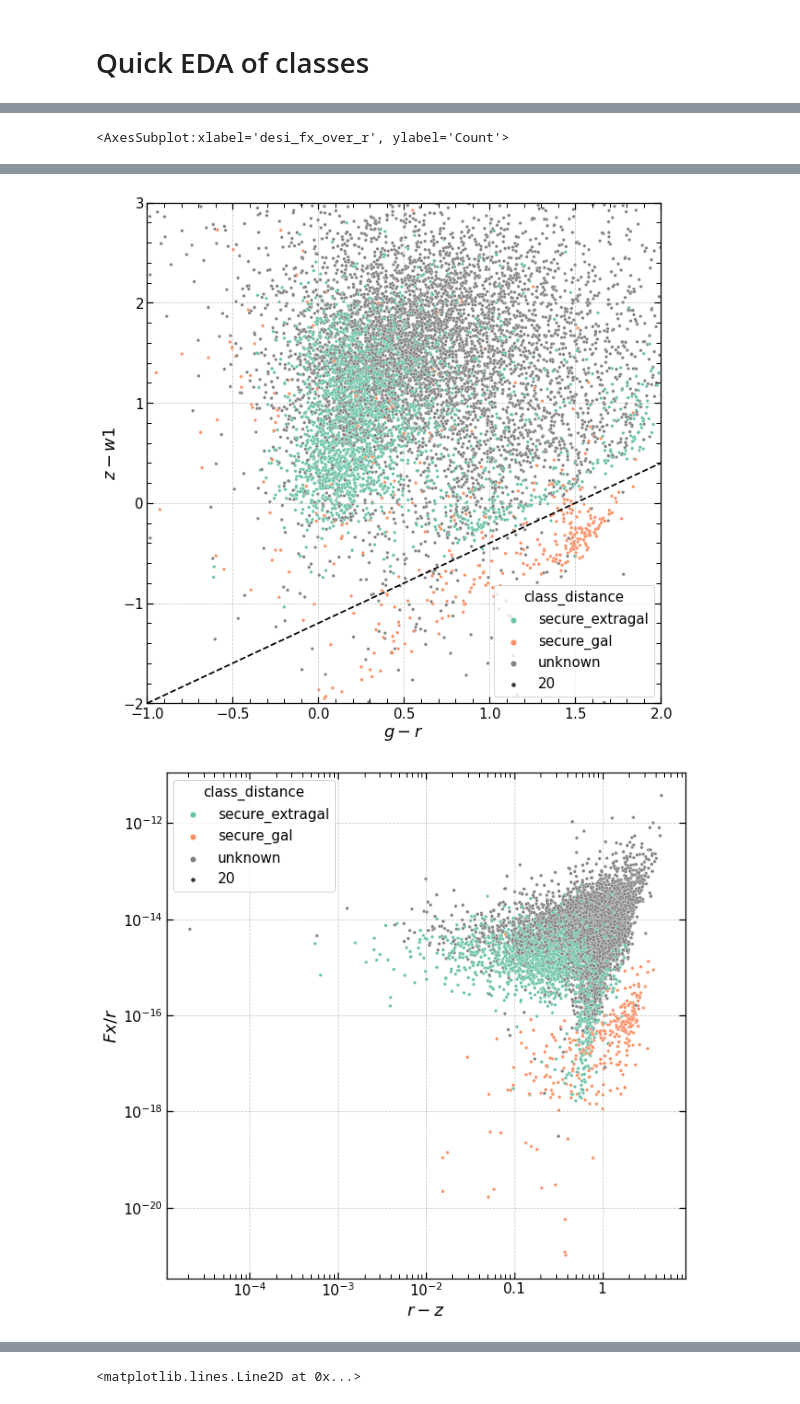
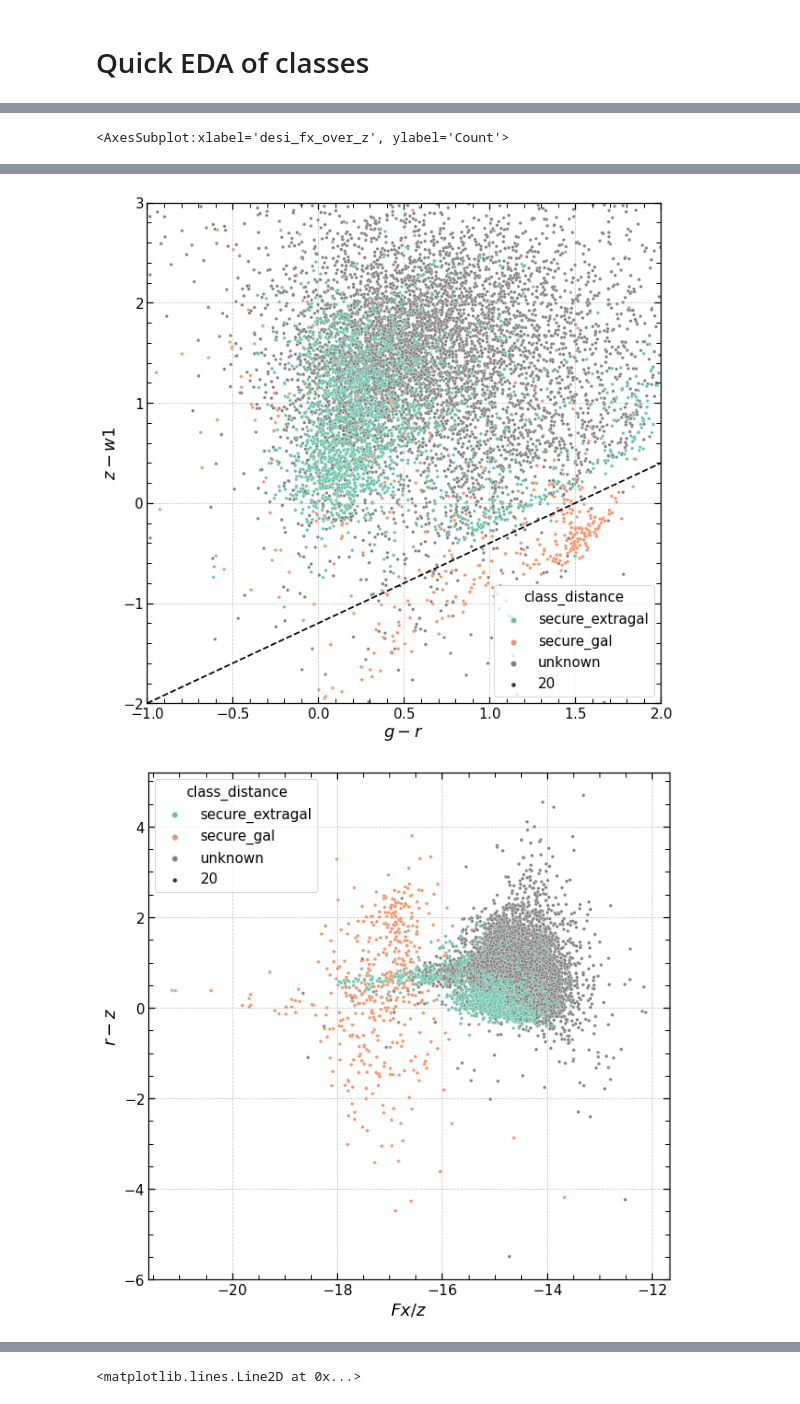
Before and after one commit to SergeiDBykov/lockman_hole, a Jupyter notebook: 3_LH-ero-desi-identification/2_desi-classification.ipynb, the cells around one changed output, grey strips where cells are left out. Cells and saved outputs as stored; diff of their text form; code cells hidden in the pictures.

```diff
--- a/3_LH-ero-desi-identification/2_desi-classification.ipynb
+++ b/3_LH-ero-desi-identification/2_desi-classification.ipynb
@@ -53,7 +53,7 @@ desi['desi_col_rz'] = desi['desi_dered_mag_r'] - desi['desi_dered_mag_z']
 desi['desi_col_zw1'] = desi['desi_dered_mag_z'] - desi['desi_dered_mag_w1']
 desi['desi_col_w1w2'] = desi['desi_dered_mag_w1'] - desi['desi_dered_mag_w2']
 
-desi['desi_fx_over_r'] =  desi['ML_FLUX_0']/desi['desi_flux_r']
+desi['desi_fx_over_z'] =  np.log10(desi['ML_FLUX_0']/desi['desi_flux_z'])
 # %%
 desi.class_distance.value_counts()
 # %% [output]
@@ -84,30 +84,32 @@ ax.legend()
 # %%
 fig,  ax =  plt.subplots( figsize = (10,10))
 sns.set_palette("Set2", color_codes=True)
 sns.scatterplot(x='ML_FLUX_0', y='desi_dered_mag_w1', data=desi, ax = ax, **hue_args)
 ax.set(xscale="log", yscale="log")
 ax.set(xlim=(3e-15, 1e-12), ylim = (8, 22))
 
 ax.plot(xrayflux:=np.logspace(-15,-10, 50), -6.101 - 1.625*np.log10(xrayflux), color='k', linestyle='--')
 
 fig,  ax =  plt.subplots( figsize = (10,10))
 sns.scatterplot(x='desi_col_gr', y='desi_col_zw1',  data=desi, ax = ax, **hue_args )
 ax.set(xlim=(-1,2), ylim = (-2,3), xlabel='$g-r$', ylabel='$z-w1$')
 
 ax.plot(gmr:=np.linspace(-1,2, 50), -1.2 + 0.8*gmr, color='k', linestyle='--')
 
 
 fig,  ax =  plt.subplots( figsize = (10,10))
-sns.scatterplot(x='desi_col_rz', y='desi_fx_over_r',  data=desi, ax = ax,**hue_args )
-ax.set(ylabel='$Fx/r$', xlabel='$r-z$', xscale='log', yscale='log')
+sns.scatterplot(x='desi_fx_over_z', y='desi_col_rz',  data=desi, ax = ax,**hue_args )
+ax.set(ylabel='$r-z$', xlabel='$Fx/z $')
+
 
 fig,  ax =  plt.subplots( figsize = (12,12))
 bins = np.linspace(-22,-14,50)
-sns.histplot(x = np.log10(desi.desi_fx_over_r[desi.class_distance=='secure_extragal']), bins = bins, ax = ax, color = 'C0')
-sns.histplot(x = np.log10(desi.desi_fx_over_r[desi.class_distance=='secure_gal']), bins = bins, ax = ax, color = 'C1')
+sns.histplot(x = desi.desi_fx_over_z[desi.class_distance=='secure_gal'], bins = bins, ax = ax, color = 'C1')
+sns.histplot(x = desi.desi_fx_over_z[desi.class_distance=='secure_extragal'], bins = bins, ax = ax, color = 'C0')
+
 #ax.set(ylabel='$Fx/r$', xlabel='$r-z$', xscale='log', yscale='log')
 # %% [output]
-<AxesSubplot:xlabel='desi_fx_over_r', ylabel='Count'>
+<AxesSubplot:xlabel='desi_fx_over_z', ylabel='Count'>
 [figure]
 [figure]
-[figure, old version]
+[figure, new version]
```
Also changed, not shown: parts of 6 cells of this notebook, 2 other files.
